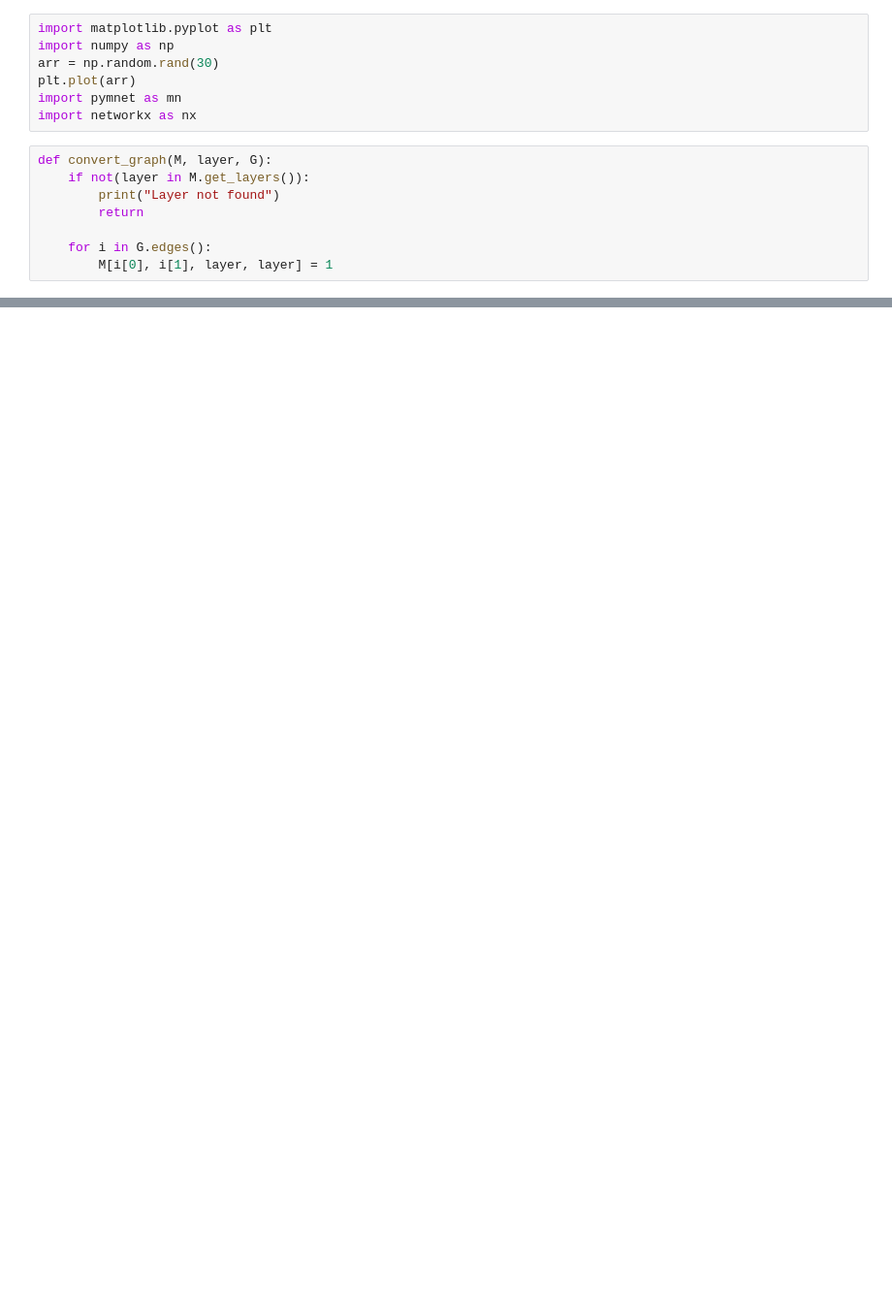
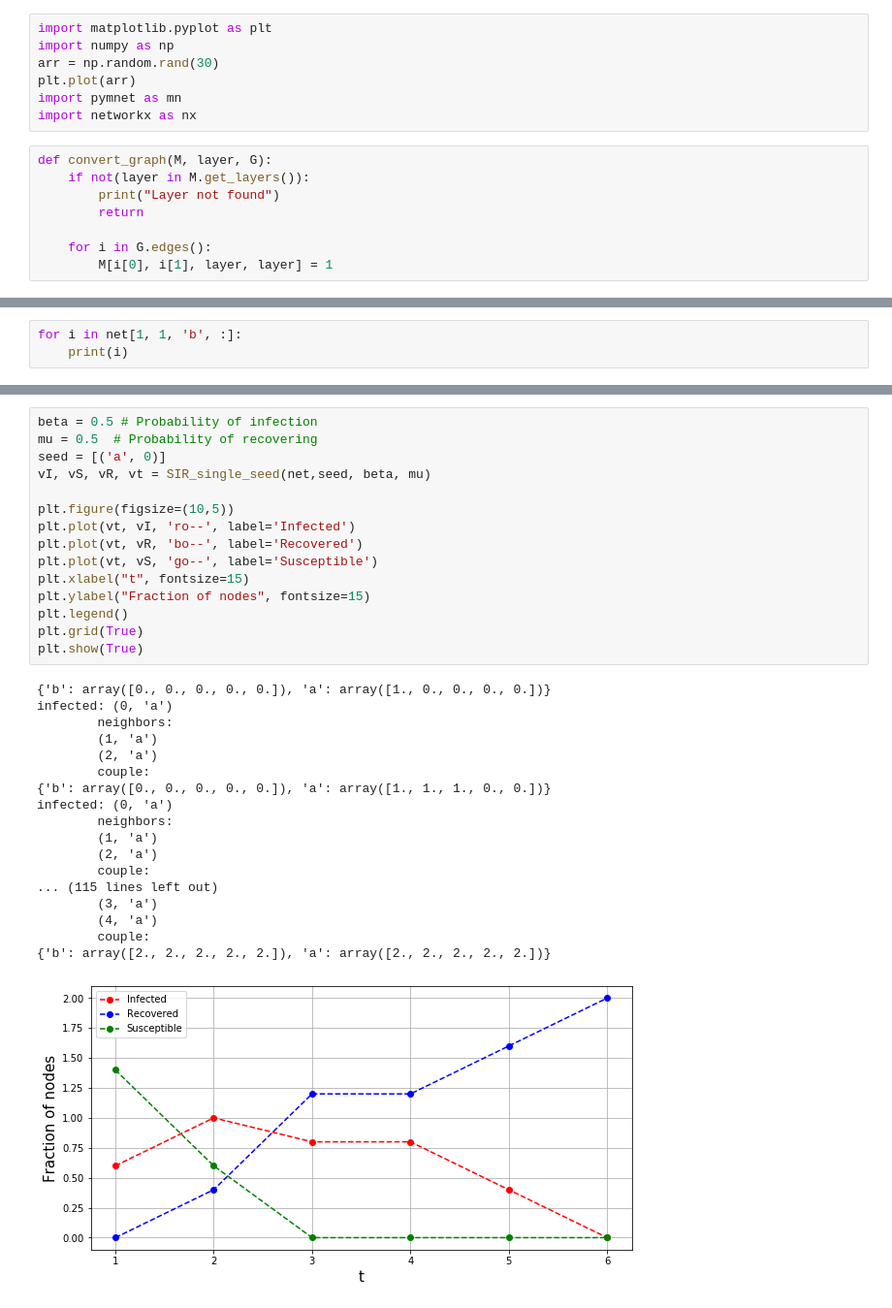
Before and after one commit to PauloMRocha/Epidemics_In_Multilayer_Networks, a Jupyter notebook: Multilayer Epidemics.ipynb, the cells around one changed output, grey strips where cells are left out. Shown at 97% size. Saved outputs shown, nothing was run; the diff lists cells and outputs as text; blank space fills up the shorter version.

```diff
--- a/Multilayer Epidemics.ipynb
+++ b/Multilayer Epidemics.ipynb
@@ -70,0 +49,3 @@ net.get_supra_adjacency_matrix()
+# %%
+for i in net[1, 1, 'b', :]:
+    print(i)
@@ -70,0 +128,34 @@ net.get_supra_adjacency_matrix()
+# %%
+beta = 0.5 # Probability of infection
+mu = 0.5  # Probability of recovering
+seed = [('a', 0)]
+vI, vS, vR, vt = SIR_single_seed(net,seed, beta, mu)
+
+plt.figure(figsize=(10,5))
+plt.plot(vt, vI, 'ro--', label='Infected')
+plt.plot(vt, vR, 'bo--', label='Recovered')
+plt.plot(vt, vS, 'go--', label='Susceptible')
+plt.xlabel("t", fontsize=15)
+plt.ylabel("Fraction of nodes", fontsize=15)
+plt.legend()
+plt.grid(True)
+plt.show(True)
+# %% [output]
+{'b': array([0., 0., 0., 0., 0.]), 'a': array([1., 0., 0., 0., 0.])}
+infected: (0, 'a')
+        neighbors:
+        (1, 'a')
+        (2, 'a')
+        couple:
+{'b': array([0., 0., 0., 0., 0.]), 'a': array([1., 1., 1., 0., 0.])}
+infected: (0, 'a')
+        neighbors:
+        (1, 'a')
+        (2, 'a')
+        couple:
+... (115 lines left out)
+        (3, 'a')
+        (4, 'a')
+        couple:
+{'b': array([2., 2., 2., 2., 2.]), 'a': array([2., 2., 2., 2., 2.])}
+[figure, added]
```
Also changed, not shown: parts of 10 cells of this notebook, 1 other file.
